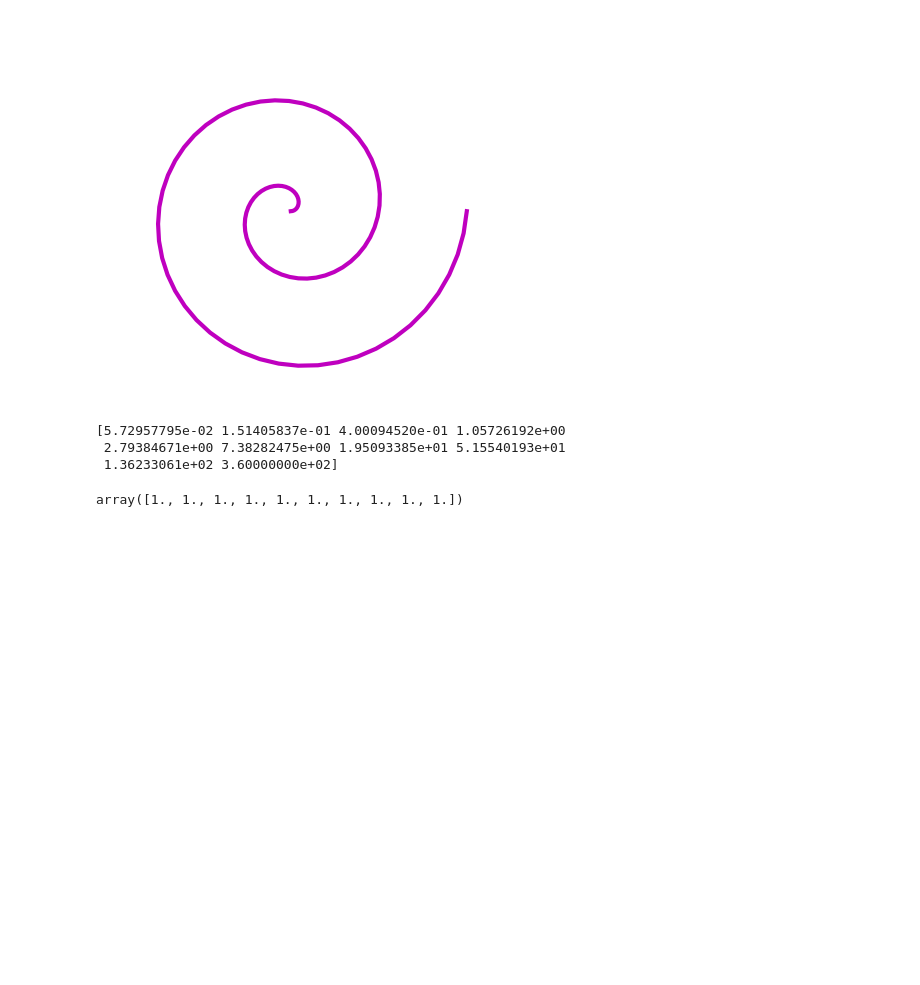
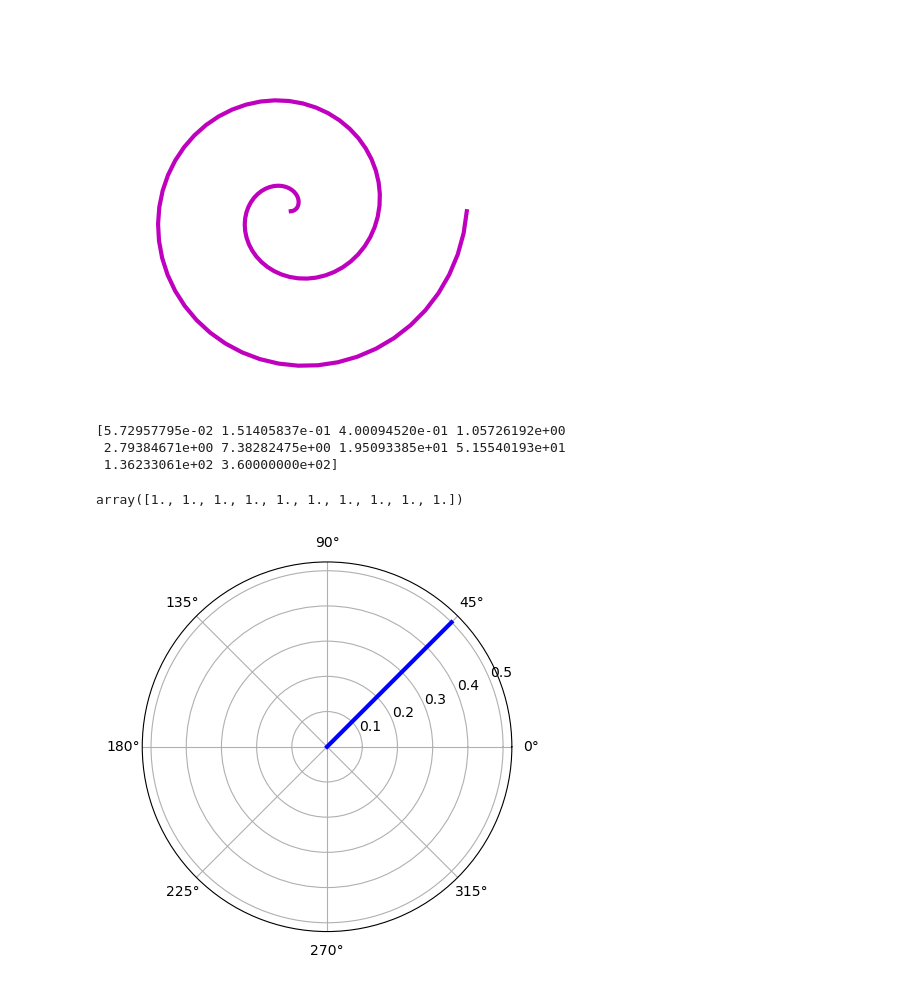
Before and after one commit to Afiq139/Python-Project, a Jupyter notebook: Python_Mathematics/Master_Math_By_Coding_In_Python/09_Trigonometry/014_Trigonometry_Bug_Hunt.ipynb, the cells around one changed output. Cells and saved outputs as stored; diff of their text form; code cells hidden in the pictures; blank space fills up the shorter version.

```diff
--- a/Python_Mathematics/Master_Math_By_Coding_In_Python/09_Trigonometry/014_Trigonometry_Bug_Hunt.ipynb
+++ b/Python_Mathematics/Master_Math_By_Coding_In_Python/09_Trigonometry/014_Trigonometry_Bug_Hunt.ipynb
@@ -67,0 +66,17 @@ array([1., 1., 1., 1., 1., 1., 1., 1., 1., 1.])
+# %%
+# 7.) Create euler's number
+
+p = np.pi/4
+m = .5
+
+eulr = m*np.exp(1j*p)
+
+# now extract magnitude and phase
+mag = np.abs(eulr)
+ang = np.angle(eulr)
+
+# then plot
+plt.polar([0,ang],[0,mag],'b', linewidth=3)
+plt.show()
+# %% [output]
+[figure, added]
```
Also changed, not shown: parts of 1 cell of this notebook.
